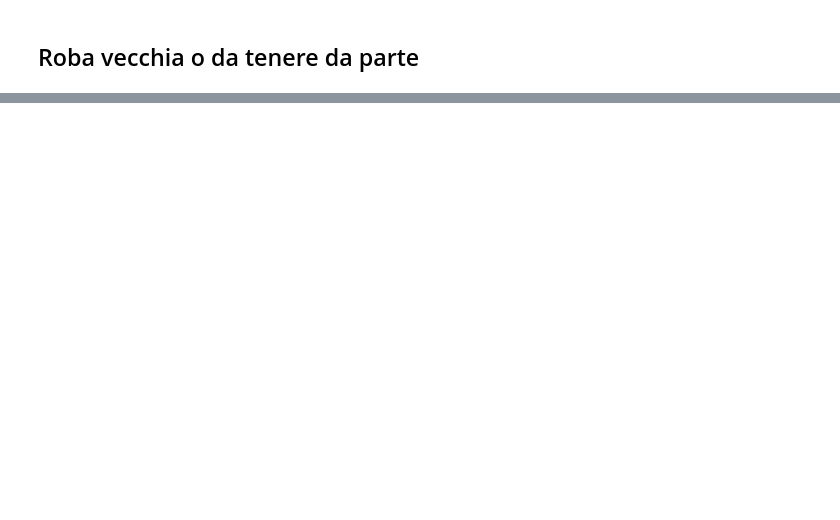
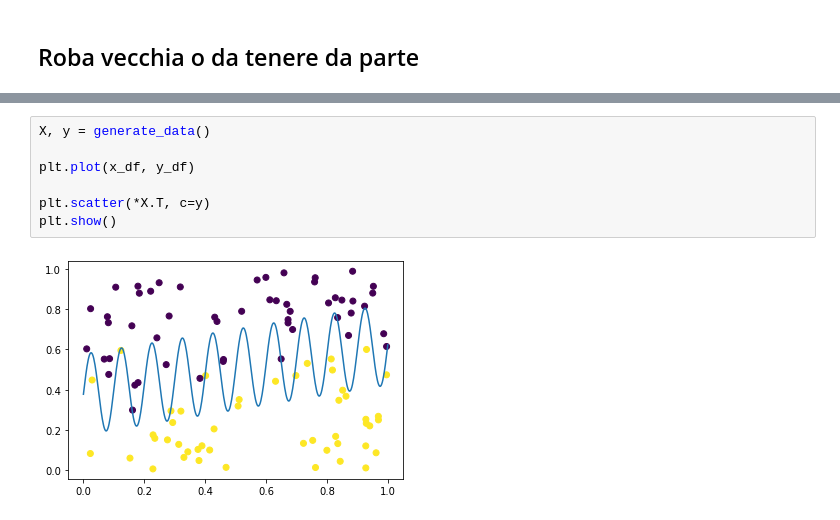
Before and after one commit to dariomalchiodi/budget-svm, a Jupyter notebook: svm-budget.ipynb, the cells around one changed output, grey strips where cells are left out. Drawn from its saved outputs; the diff is of its cells as text; blank space fills up the shorter version.

```diff
--- a/svm-budget.ipynb
+++ b/svm-budget.ipynb
@@ -364,0 +328,9 @@ y = np.array([1, 1, 1, -1, -1])
+# %%
+X, y = generate_data()
+
+plt.plot(x_df, y_df)
+
+plt.scatter(*X.T, c=y)
+plt.show()
+# %% [output]
+[figure, added]
```
Also changed, not shown: parts of 27 cells of this notebook, 1 other file.
